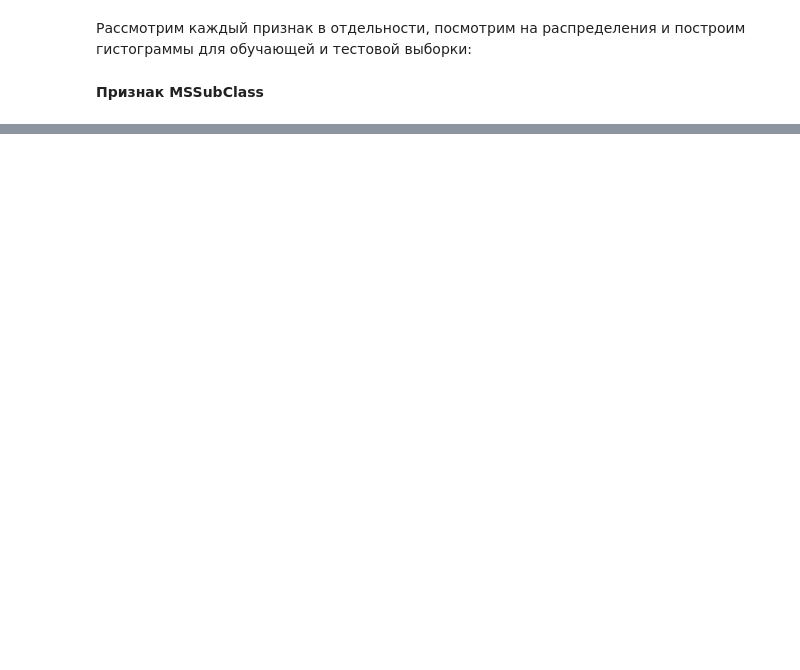
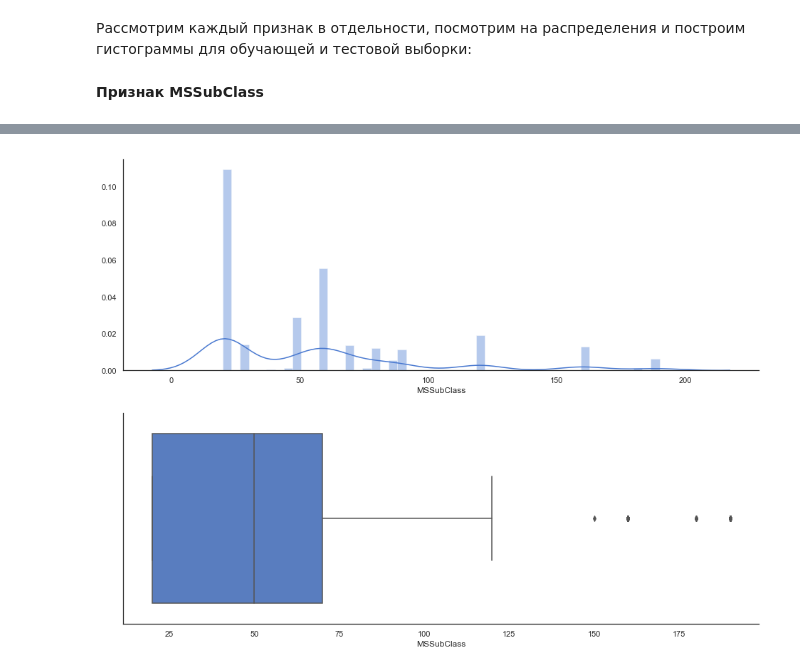
Before and after one commit to rusantsovsv/my_kaggle, a Jupyter notebook: house_prices/house_prices.ipynb, the cells around one changed output, grey strips where cells are left out. Drawn from its saved outputs; the diff is of its cells as text; code cells hidden in the pictures; blank space fills up the shorter version.

```diff
--- a/house_prices/house_prices.ipynb
+++ b/house_prices/house_prices.ipynb
@@ -92,0 +158,4 @@ def show_nan(data):
+# %%
+show_hist_and_box(test['MSSubClass'])
+# %% [output]
+[figure, added]
```
Also changed, not shown: parts of 119 cells of this notebook, 1 other file.
